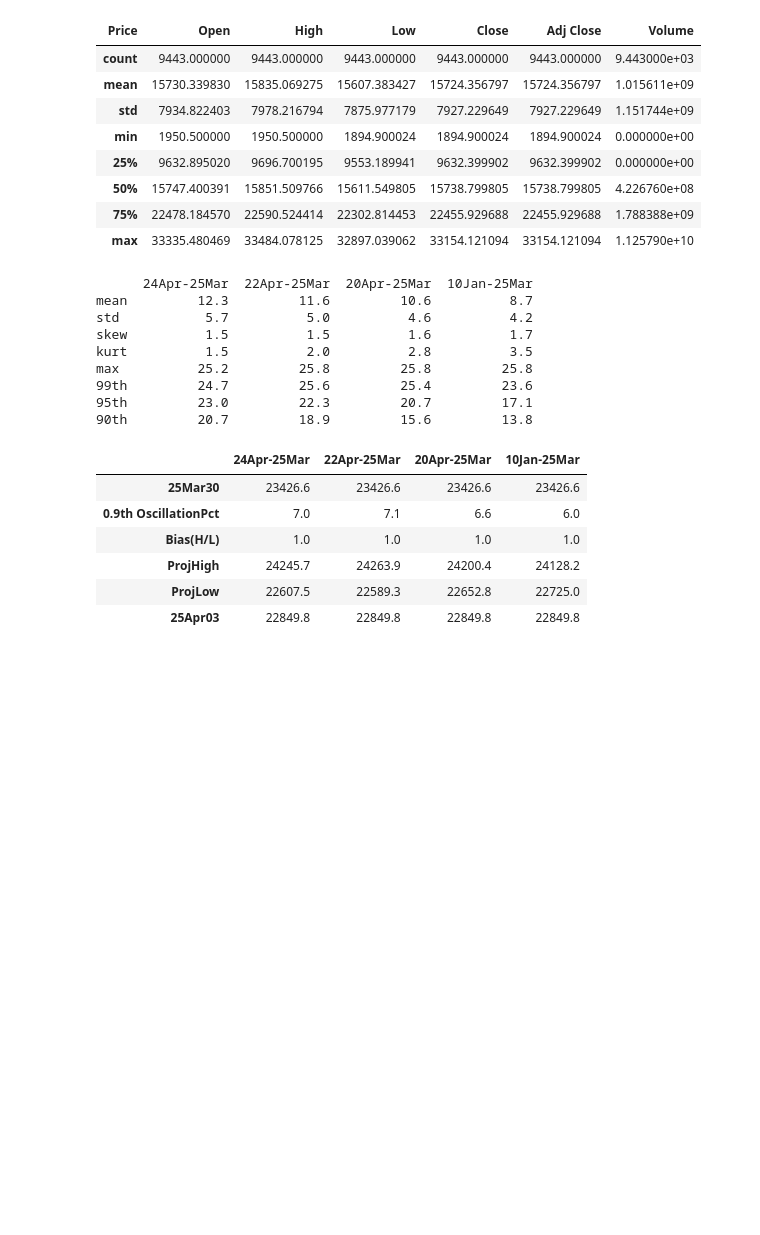
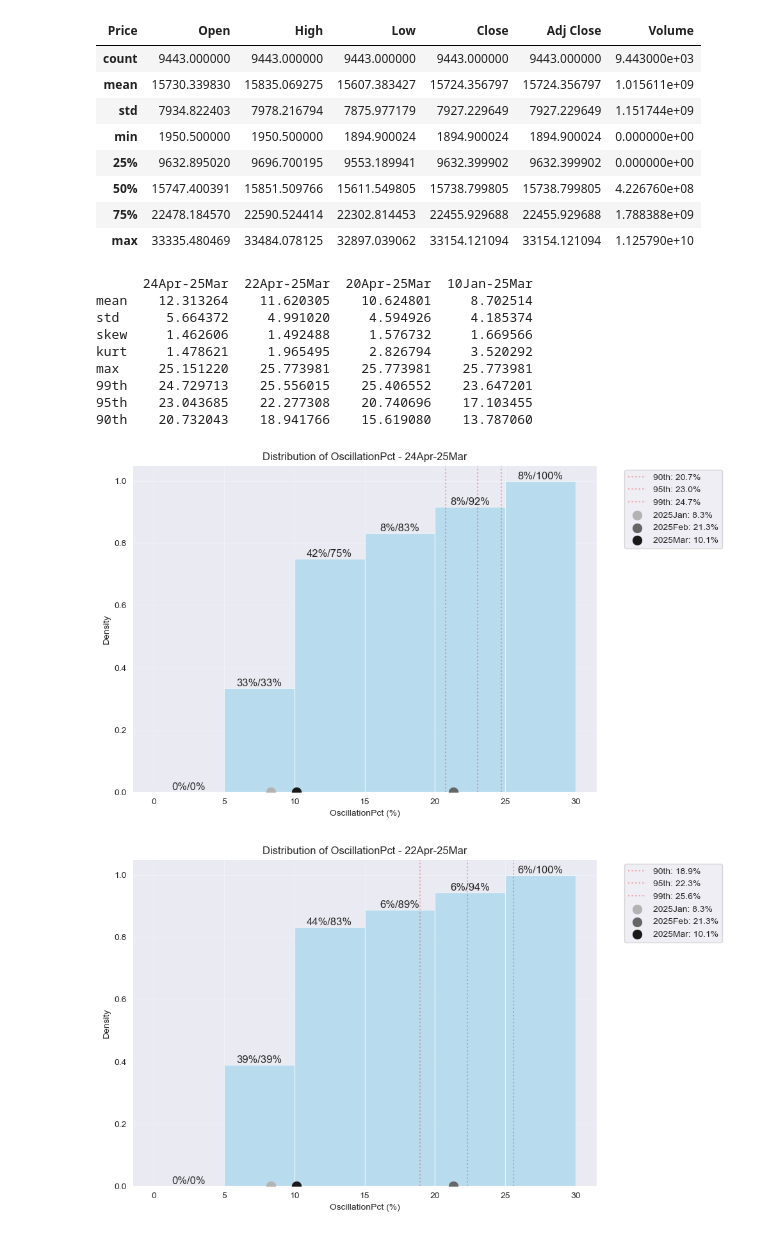
Before and after one commit to HRLoveFun/Trading-Discovery, a Jupyter notebook: Trading-Discovery_S_ShortStrangle.ipynb, the cells around one changed output. Saved outputs shown, nothing was run; the diff lists cells and outputs as text; code cells hidden in the pictures; blank space fills up the shorter version.

```diff
--- a/Trading-Discovery_S_ShortStrangle.ipynb
+++ b/Trading-Discovery_S_ShortStrangle.ipynb
@@ -317,25 +344,25 @@ def volatility_projection(df, feature, frequency:str='ME', percentile:float=0.90
 # %%
-monthly_data = refrequency(data, frequency='ME')
+frequency = 'ME'
+monthly_data = refrequency(data, frequency=frequency)
 monthly_oscill = oscillation(monthly_data)
-tail_stats_result =tail_stats(monthly_oscill,"OscillationPct")
-print(tail_stats_result.round(1))
+monthly_tail_stats_result =tail_stats(monthly_oscill,"OscillationPct",frequency=frequency)
+print(monthly_tail_stats_result,"\n")
 
-# tail_plot(monthly_oscill,"OscillationPct")
-volatility_projection(data,"OscillationPct",frequency="W").round(1)
+round_digit = 1
+tail_plot(monthly_oscill,"OscillationPct",frequency=frequency)
+volatility_proj_pbn = volatility_projection(data,"OscillationPct",frequency=frequency,prefer_bias=None).round(round_digit)
+print(volatility_proj_pbn,"\n")
+volatility_proj_pb0 = volatility_projection(data,"OscillationPct",frequency=frequency,prefer_bias=0).round(round_digit)
+print(volatility_proj_pb0)
 # %% [output]
       24Apr-25Mar  22Apr-25Mar  20Apr-25Mar  10Jan-25Mar
-mean         12.3         11.6         10.6          8.7
-std           5.7          5.0          4.6          4.2
-skew          1.5          1.5          1.6          1.7
-kurt          1.5          2.0          2.8          3.5
-max          25.2         25.8         25.8         25.8
-99th         24.7         25.6         25.4         23.6
-95th         23.0         22.3         20.7         17.1
-90th         20.7         18.9         15.6         13.8
+mean    12.313264    11.620305    10.624801     8.702514
+std      5.664372     4.991020     4.594926     4.185374
+skew     1.462606     1.492488     1.576732     1.669566
+kurt     1.478621     1.965495     2.826794     3.520292
+max     25.151220    25.773981    25.773981    25.773981
+99th    24.729713    25.556015    25.406552    23.647201
+95th    23.043685    22.277308    20.740696    17.103455
+90th    20.732043    18.941766    15.619080    13.787060
-|  | 24Apr-25Mar | 22Apr-25Mar | 20Apr-25Mar | 10Jan-25Mar |
-| 25Mar30 | 23426.6 | 23426.6 | 23426.6 | 23426.6 |
-| 0.9th OscillationPct | 7.0 | 7.1 | 6.6 | 6.0 |
-| Bias(H/L) | 1.0 | 1.0 | 1.0 | 1.0 |
-| ProjHigh | 24245.7 | 24263.9 | 24200.4 | 24128.2 |
-| ProjLow | 22607.5 | 22589.3 | 22652.8 | 22725.0 |
-| 25Apr03 | 22849.8 | 22849.8 | 22849.8 | 22849.8 |
+[figure, added]
+[figure, added]
```
Also changed, not shown: parts of 5 cells of this notebook.
